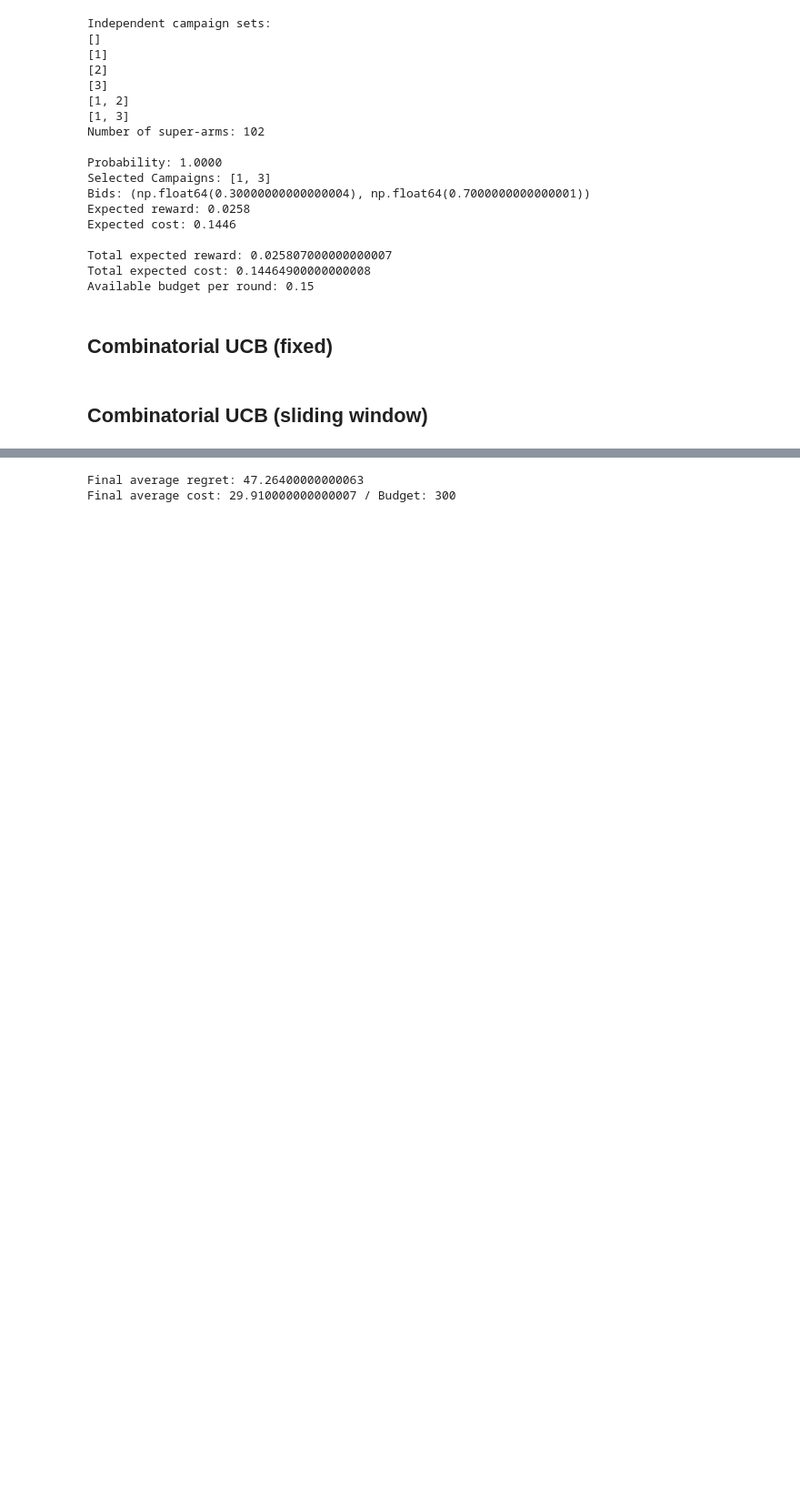
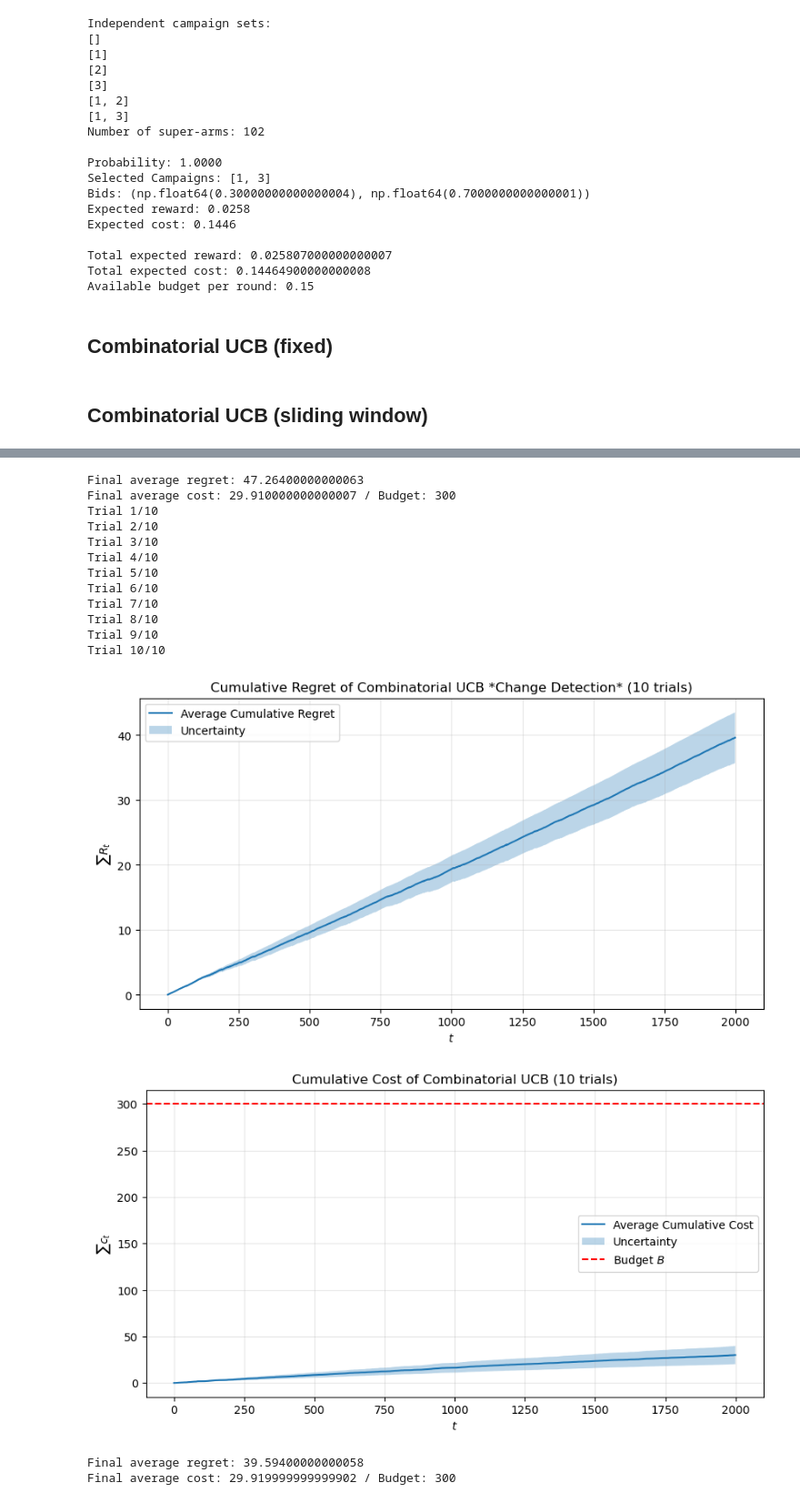
Before and after one commit to poligregni/OnlineLearningApplications2026, a Jupyter notebook: requirement_4.ipynb, the cells around one changed output, grey strips where cells are left out. Shown at 91% size. Drawn from its saved outputs; the diff is of its cells as text; code cells hidden in the pictures; blank space fills up the shorter version.

Commit message:
Implemented Change Detection.

```diff
--- a/requirement_4.ipynb
+++ b/requirement_4.ipynb
@@ -36,6 +36,8 @@ n_bids = len(available_bids)
 
 # Special agent parameters
 WINDOW_SIZE = int(math.sqrt(n_users))
+CHANGE_EPSILON = 0.1
+CHANGE_H = 3
 
 # Theoretical win probabilities for each campaign
 # P_i(b) = b^(k_i), because max of k_i Uniform(0, 1) variables
@@ -506,12 +508,12 @@ class CombinatorialUCBSlidingWindowAgent:
         self.bids_t = None
         self.super_arm_idx_t = None
 
-    def _confidence_radius(self, campaign):
-        #Explorration term for UCB/LCB
+    def _confidence_radius(self, campaign, n_observations):
+        # Exploration term for UCB/LCB
         radius = np.zeros(self.n_bids)
         mask = self.N_pulls[campaign] > 0
         radius[mask] = self.my_valuations[campaign] * np.sqrt(
-            2 * np.log(self.T) / self.N_pulls[campaign][mask]
+            2 * np.log(n_observations) / self.N_pulls[campaign][mask]
         )
         return radius
 
@@ -527,7 +529,7 @@ class CombinatorialUCBSlidingWindowAgent:
 
         for campaign in range(self.n_campaigns):
             unexplored = self.N_pulls[campaign] == 0
-            radius = self._confidence_radius(campaign)
+            radius = self._confidence_radius(campaign, min(self.T, WINDOW_SIZE))
 
             f_ucb[campaign] = self.avg_f[campaign] + radius
             f_ucb[campaign, unexplored] = self.large_value
@@ -637,32 +780,63 @@ agent = CombinatorialUCBSlidingWindowAgent(
 rounds, avg_regret, std_regret, avg_cost, std_cost = run_trials(agent)
 
 plot_cumulative_regret('Sliding Window', rounds, avg_regret, std_regret, avg_cost, std_cost)
+
+
+
+agent = CombinatorialUCBChangeDetectionAgent(
+    n_campaigns=n_campaigns,
+    available_bids=available_bids,
+    my_valuations=my_valuations,
+    B=B,
+    T=n_users,
+    change_epsilon=CHANGE_EPSILON,
+    change_h=CHANGE_H,
+    super_arms=super_arms
+)
+
+rounds, avg_regret, std_regret, avg_cost, std_cost = run_trials(agent)
+
+plot_cumulative_regret('Change Detection', rounds, avg_regret, std_regret, avg_cost, std_cost)
 # %% [output]
 Trial 1/10
 Trial 2/10
 Trial 3/10
 Trial 4/10
 Trial 5/10
 Trial 6/10
 Trial 7/10
 Trial 8/10
 Trial 9/10
 Trial 10/10
 [figure]
 [figure]
 Final average regret: 47.30400000000062
 Final average cost: 29.93 / Budget: 300
 Trial 1/10
 Trial 2/10
 Trial 3/10
 Trial 4/10
 Trial 5/10
 Trial 6/10
 Trial 7/10
 Trial 8/10
 Trial 9/10
 Trial 10/10
 [figure]
 [figure]
 Final average regret: 47.26400000000063
 Final average cost: 29.910000000000007 / Budget: 300
+Trial 1/10
+Trial 2/10
+Trial 3/10
+Trial 4/10
+Trial 5/10
+Trial 6/10
+Trial 7/10
+Trial 8/10
+Trial 9/10
+Trial 10/10
+[figure, added]
+[figure, added]
+Final average regret: 39.59400000000058
+Final average cost: 29.919999999999902 / Budget: 300
```
Also changed, not shown: parts of 2 cells of this notebook.
